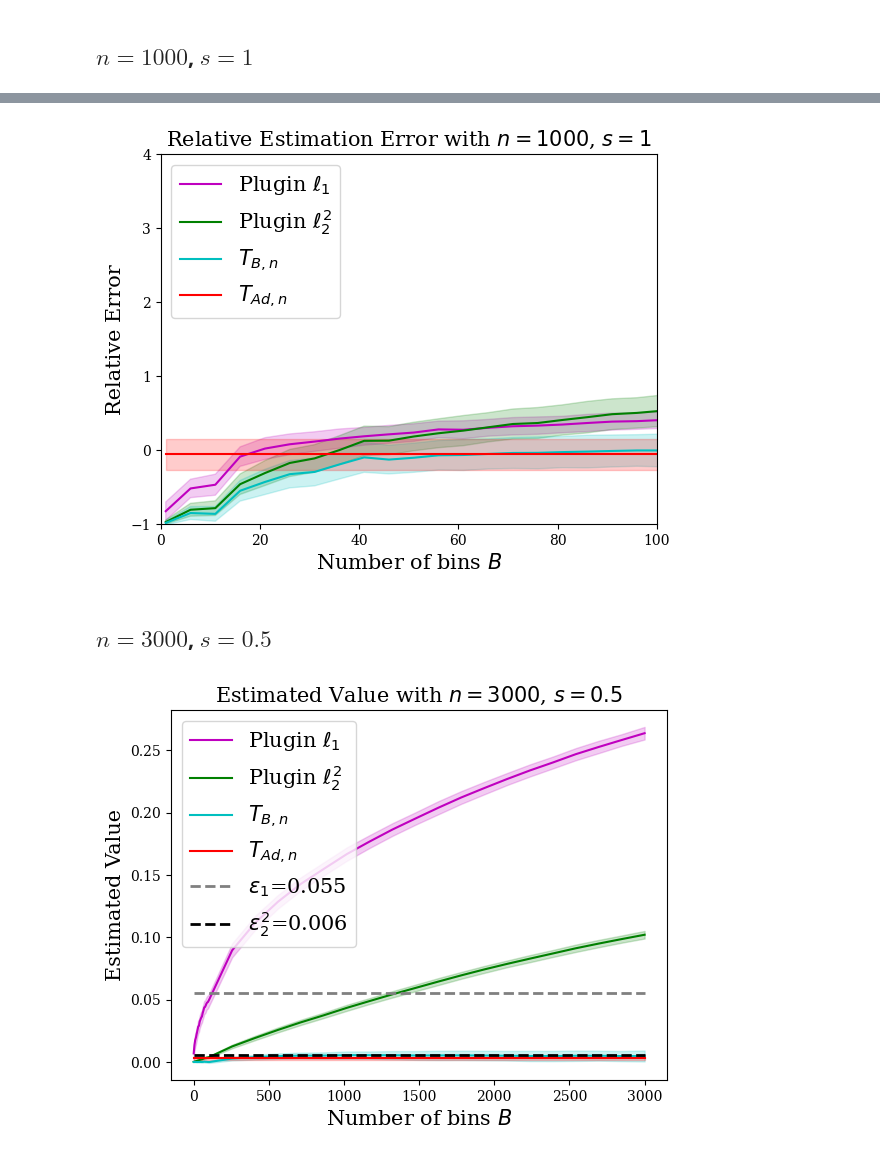
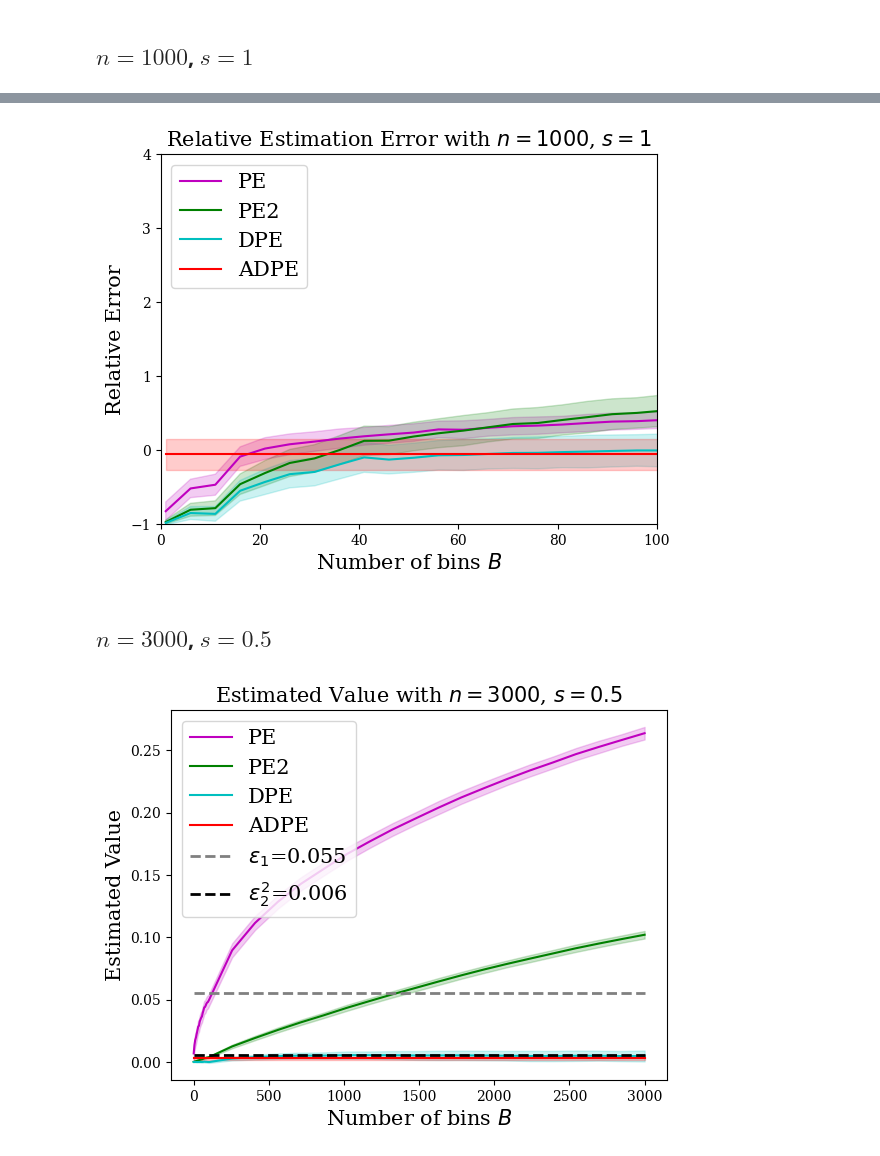
Before and after one commit to shuoli90/Rank-Calibration, a Jupyter notebook: toy model ece/Calibration_estimate.ipynb, the cells around one changed output, grey strips where cells are left out. Drawn from its saved outputs; the diff is of its cells as text; code cells hidden in the pictures.

```diff
--- a/toy model ece/Calibration_estimate.ipynb
+++ b/toy model ece/Calibration_estimate.ipynb
@@ -86,4 +52,9 @@ def real_ece(p, smoothness, half_num_waves, scale):
 # %%
+estimate_dict = {'PE': lambda c, y, B: plugin_ece_est(c, y, B, 1, False),\
+                 'PE2': lambda c, y, B: plugin_ece_est(c, y, B, 2, False),\
+                 'DPE': lambda c, y, B: plugin_ece_est(c, y, B, 2, True),\
+                 'ADPE': lambda c, y: adaptive_ece_est(c, y)}
+
 def evaluation_calibrated(n, B_list, num_trials, estimate_dict):
 
   res = {key: np.zeros((num_trials, len(B_list))) for key in estimate_dict.keys()}
@@ -92,7 +63,7 @@ def evaluation_calibrated(n, B_list, num_trials, estimate_dict):
     y = np.random.binomial(1, c, n) # discrete label
 
     for key, estimate in estimate_dict.items():
-      if key != 'adaptive':
+      if key != 'ADPE':
         for idx_B, B in enumerate(B_list):
             res[key][idx_trial][idx_B] = estimate(c, y, B)
       else:
@@ -109,16 +80,11 @@ def evaluation_non_calibrated(n, B_list, s, m, rho, num_trials, estimate_dict):
 
     for idx_B, B in enumerate(B_list):
       for key, estimate in estimate_dict.items():
-        if key != 'adaptive':
+        if key != 'ADPE':
             res[key][idx_trial][idx_B] = estimate(c, y, B)
         else:
           res[key][idx_trial][idx_B] = estimate(c, y) if idx_B == 0 else res[key][idx_trial][0]
   return res
-# %%
-estimate_dict = {'plugin1': lambda c, y, B: plugin_ece_est(c, y, B, 1, False),\
-                 'plugin2': lambda c, y, B: plugin_ece_est(c, y, B, 2, False),\
-                 'debiased': lambda c, y, B: plugin_ece_est(c, y, B, 2, True),\
-                 'adaptive': lambda c, y: adaptive_ece_est(c, y)}
 # %% [markdown]
 # A synthetic perfectly calibrated toy model with $Y|C\sim {\rm Bernoulli}(C)$.
 # %%
@@ -194,20 +160,20 @@ plt.show()
 # %%
-plugin1_rel = (res['plugin1']-eps1)/eps1
-plugin2_rel = (res['plugin2']-eps2_square)/eps2_square
-debiased_rel = (res['debiased']-eps2_square)/eps2_square
-adaptive_rel = (res['adaptive']-eps2_square)/eps2_square
+PE_rel = (res['PE']-eps1)/eps1
+PE2_rel = (res['PE2']-eps2_square)/eps2_square
+DPE_rel = (res['DPE']-eps2_square)/eps2_square
+ADPE_rel = (res['ADPE']-eps2_square)/eps2_square
 
-plt.plot(B_list, plugin1_rel.mean(axis=0), label='Plugin $\ell_1$', color='m')
-plt.fill_between(B_list, plugin1_rel.mean(axis=0)-plugin1_rel.std(axis=0), plugin1_rel.mean(axis=0)+plugin1_rel.std(axis=0), color='m', alpha=0.2)
+plt.plot(B_list, PE_rel.mean(axis=0), label='PE', color='m')
+plt.fill_between(B_list, PE_rel.mean(axis=0)-PE_rel.std(axis=0), PE_rel.mean(axis=0)+PE_rel.std(axis=0), color='m', alpha=0.2)
 
-plt.plot(B_list, plugin2_rel.mean(axis=0), label='Plugin $\ell_2^2$', color='g')
-plt.fill_between(B_list, plugin2_rel.mean(axis=0)-plugin2_rel.std(axis=0), plugin2_rel.mean(axis=0)+plugin2_rel.std(axis=0), color='g', alpha=0.2)
+plt.plot(B_list, PE2_rel.mean(axis=0), label='PE2', color='g')
+plt.fill_between(B_list, PE2_rel.mean(axis=0)-PE2_rel.std(axis=0), PE2_rel.mean(axis=0)+PE2_rel.std(axis=0), color='g', alpha=0.2)
 
-plt.plot(B_list, debiased_rel.mean(axis=0), label='$T_{B,n}$', color='c')
-plt.fill_between(B_list, debiased_rel.mean(axis=0)-debiased_rel.std(axis=0), debiased_rel.mean(axis=0)+debiased_rel.std(axis=0), color='c', alpha=0.2)
+plt.plot(B_list, DPE_rel.mean(axis=0), label='DPE', color='c')
+plt.fill_between(B_list, DPE_rel.mean(axis=0)-DPE_rel.std(axis=0), DPE_rel.mean(axis=0)+DPE_rel.std(axis=0), color='c', alpha=0.2)
 
-plt.plot(B_list, np.ones_like(B_list)*adaptive_rel.mean(), label='$T_{Ad,n}$', color='r')
-plt.fill_between(B_list, adaptive_rel.mean()-adaptive_rel.std(), adaptive_rel.mean()+adaptive_rel.std(), color='r', alpha=0.2)
+plt.plot(B_list, np.ones_like(B_list)*ADPE_rel.mean(), label='ADPE', color='r')
+plt.fill_between(B_list, ADPE_rel.mean()-ADPE_rel.std(), ADPE_rel.mean()+ADPE_rel.std(), color='r', alpha=0.2)
 
 plt.xlabel('Number of bins $B$', fontsize=15)
 plt.ylabel('Relative Error', fontsize=15)
@@ -217,44 +183,44 @@ plt.ylim(-1, 4)
 plt.xlim(0, 100)
 plt.show()
 # %% [output]
-[figure, old version]
+[figure, new version]
 # %% [markdown]
 ## $n=3000$, $s=0.5$
 # %%
 np.random.seed(2024) # reproducibility
 
 n = 3000
 s = 0.5
 m = int(n**(2 / (4*s + 1)))//2
 rho = 80
 num_trials = 300
 
 
 B_list = list(range(1, 101, 5))+list(np.linspace(105, n, 20).astype(int))
 res = evaluation_non_calibrated(n, B_list, s, m, rho, num_trials, estimate_dict)
 
 eps1, eps2_square = real_ece(1, s, m, rho), real_ece(2, s, m, rho)
 
-plt.plot(B_list, res['plugin1'].mean(axis=0), label='Plugin $\ell_1$', color='m')
-plt.fill_between(B_list, res['plugin1'].mean(axis=0)-res['plugin1'].std(axis=0), res['plugin1'].mean(axis=0)+res['plugin1'].std(axis=0), color='m', alpha=0.2)
+plt.plot(B_list, res['PE'].mean(axis=0), label='PE', color='m')
+plt.fill_between(B_list, res['PE'].mean(axis=0)-res['PE'].std(axis=0), res['PE'].mean(axis=0)+res['PE'].std(axis=0), color='m', alpha=0.2)
 
-plt.plot(B_list, res['plugin2'].mean(axis=0), label='Plugin $\ell_2^2$', color='g')
-plt.fill_between(B_list, res['plugin2'].mean(axis=0)-res['plugin2'].std(axis=0), res['plugin2'].mean(axis=0)+res['plugin2'].std(axis=0), color='g', alpha=0.2)
+plt.plot(B_list, res['PE2'].mean(axis=0), label='PE2', color='g')
+plt.fill_between(B_list, res['PE2'].mean(axis=0)-res['PE2'].std(axis=0), res['PE2'].mean(axis=0)+res['PE2'].std(axis=0), color='g', alpha=0.2)
 
-plt.plot(B_list, res['debiased'].mean(axis=0), label='$T_{B,n}$', color='c')
-plt.fill_between(B_list, res['debiased'].mean(axis=0)-res['debiased'].std(axis=0), res['debiased'].mean(axis=0)+res['debiased'].std(axis=0), color='c', alpha=0.2)
+plt.plot(B_list, res['DPE'].mean(axis=0), label='DPE', color='c')
+plt.fill_between(B_list, res['DPE'].mean(axis=0)-res['DPE'].std(axis=0), res['DPE'].mean(axis=0)+res['DPE'].std(axis=0), color='c', alpha=0.2)
 
-plt.plot(B_list, res['adaptive'].mean(axis=0), label='$T_{Ad,n}$', color='r')
-plt.fill_between(B_list, res['adaptive'].mean(axis=0)-res['adaptive'].std(axis=0), res['adaptive'].mean(axis=0)+res['adaptive'].std(axis=0), color='r', alpha=0.2)
+plt.plot(B_list, res['ADPE'].mean(axis=0), label='ADPE', color='r')
+plt.fill_between(B_list, res['ADPE'].mean(axis=0)-res['ADPE'].std(axis=0), res['ADPE'].mean(axis=0)+res['ADPE'].std(axis=0), color='r', alpha=0.2)
 
 plt.plot(B_list, np.ones_like(B_list)*eps1,'--', label='$\epsilon_1$='+str(round(eps1, 3)), color='grey', linewidth=2)
 plt.plot(B_list, np.ones_like(B_list)*eps2_square,'--', label='$\epsilon_2^2$='+str(round(eps2_square, 3)), color='black', linewidth=2)
 
 plt.xlabel('Number of bins $B$', fontsize=15)
 plt.ylabel('Estimated Value', fontsize=15)
 plt.title(f'Estimated Value with $n={n}$, $s={s}$', fontsize=15)
 plt.legend(fontsize=15, loc='upper left')
 plt.show()
 # %% [output]
-[figure, old version]
+[figure, new version]
 # %%
```
Also changed, not shown: parts of 6 cells of this notebook, 2 other files.
